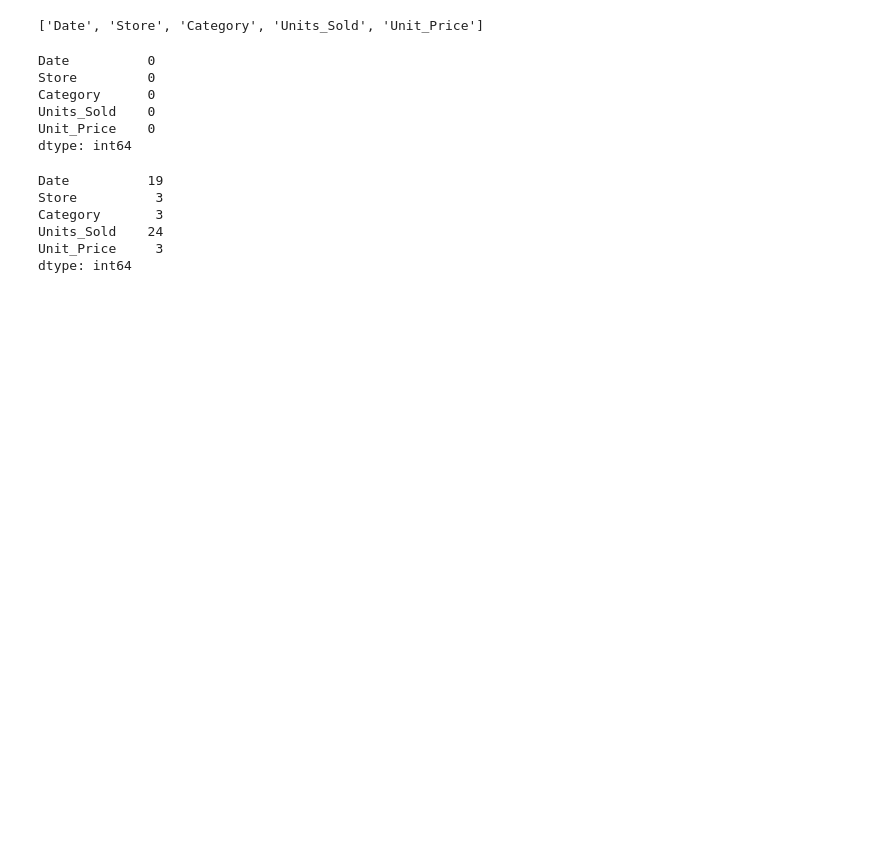
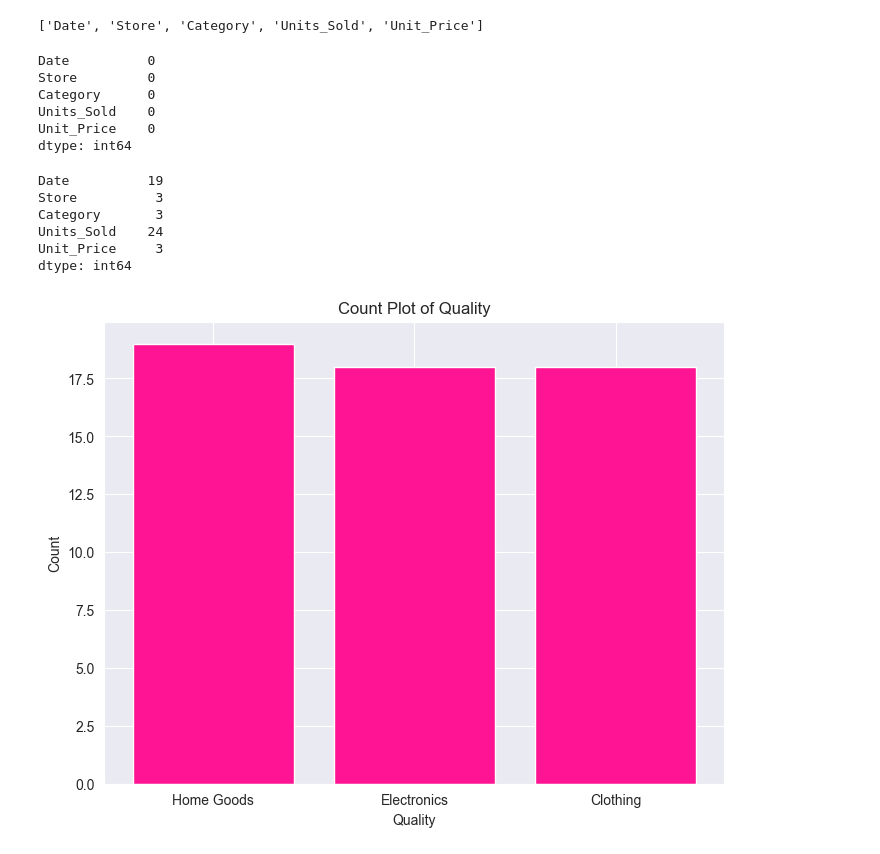
Before and after one commit to nicoherza-pascu/Club_IA-2, a Jupyter notebook: practica.ipynb, the cells around one changed output. Cells and saved outputs as stored; diff of their text form; code cells hidden in the pictures; blank space fills up the shorter version.

```diff
--- a/practica.ipynb
+++ b/practica.ipynb
@@ -65,3 +72,14 @@ Category       3
 Units_Sold    24
 Unit_Price     3
 dtype: int64
+# %%
+quality_counts = df_clean['Category'].value_counts()
+
+plt.figure(figsize=(8, 6))
+plt.bar(quality_counts.index, quality_counts, color='deeppink')
+plt.title('Count Plot of Quality')
+plt.xlabel('Quality')
+plt.ylabel('Count')
+plt.show()
+# %% [output]
+[figure, added]
```
Also changed, not shown: parts of 12 cells of this notebook.
